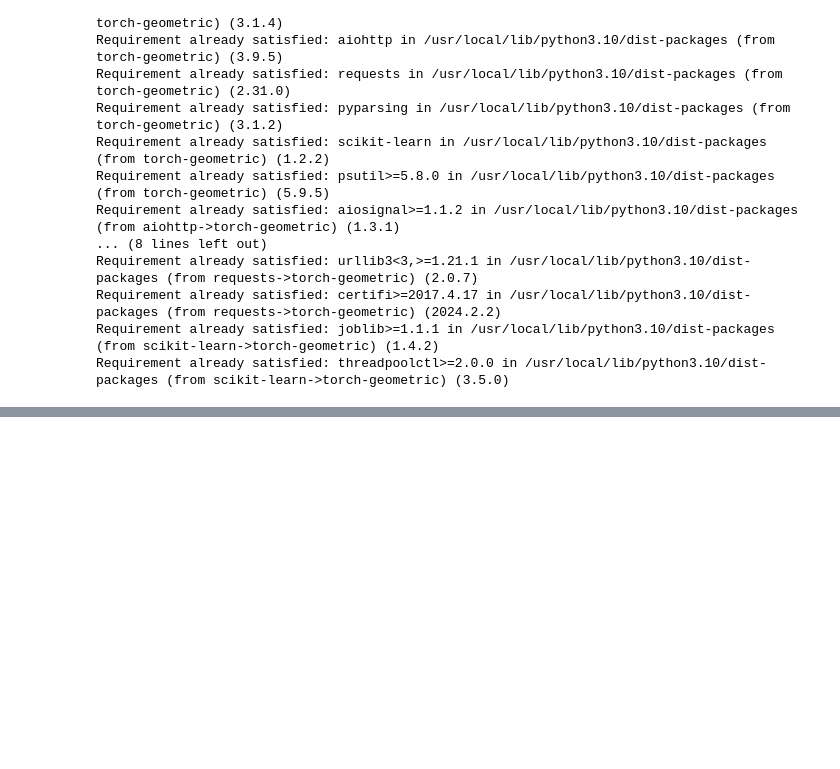
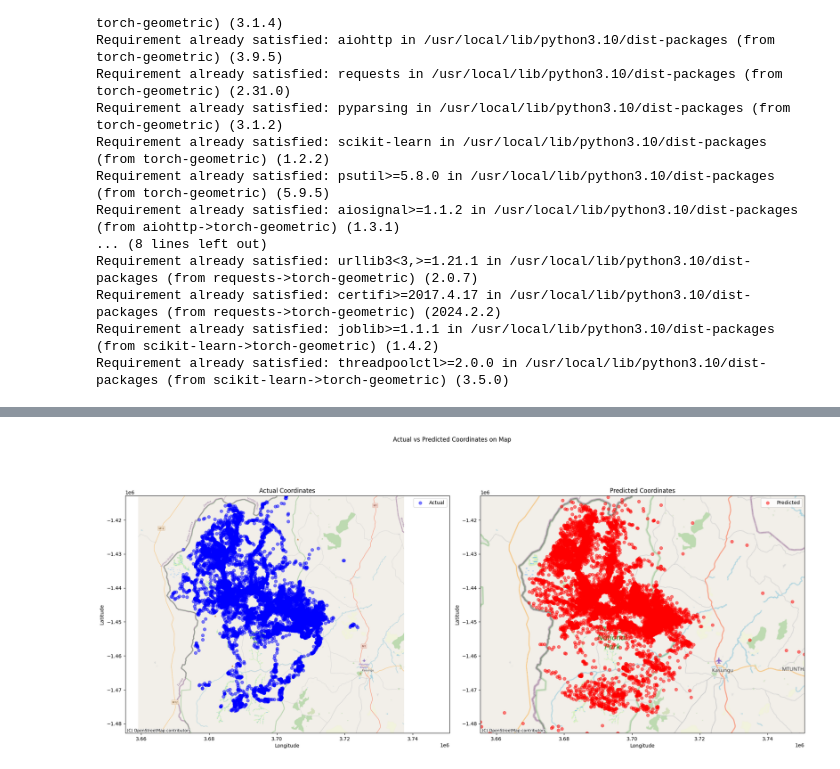
Before and after one commit to indhu68/Intro_to_DL_Project, a Jupyter notebook: GIN_Individual_Elephant.ipynb, the cells around one changed output, grey strips where cells are left out. Cells and saved outputs as stored; diff of their text form; code cells hidden in the pictures; blank space fills up the shorter version.

```diff
--- a/GIN_Individual_Elephant.ipynb
+++ b/GIN_Individual_Elephant.ipynb
@@ -293,0 +314,97 @@ Root Mean Square Error (RMSE): 0.1143
+# %%
+import torch
+import numpy as np
+import matplotlib.pyplot as plt
+from sklearn.metrics import mean_squared_error
+import pandas as pd
+import seaborn as sns
+import geopandas as gpd
+import contextily as ctx
+from shapely.geometry import Point
+
+# Load and evaluate the model
+model.load_state_dict(torch.load('gin_model_individualElephant.pt'))
+model.eval()
+
+def evaluate_model(test_loader, model):
+    actuals = []
+    predictions = []
+    total_loss = 0
+    criterion = torch.nn.MSELoss()  # Assuming MSE loss for evaluation
+    with torch.no_grad():
+        for data in test_loader:
+            output = model(data)
+            loss = criterion(output, data.y)
+            total_loss += loss.item()
+            actuals.append(data.y.cpu().numpy())
+            predictions.append(output.cpu().numpy())
+    actuals = np.vstack(actuals)
+    predictions = np.vstack(predictions)
+    avg_loss = total_loss / len(test_loader)
+    rmse = np.sqrt(mean_squared_error(actuals, predictions))
+    return actuals, predictions, avg_loss, rmse
+
+actuals, predictions, avg_loss, rmse = evaluate_model(val_loader, model)
+
+def remove_outliers(data, z_threshold=3):
+    mean = np.mean(data, axis=0)
+    std_dev = np.std(data, axis=0)
+    z_scores = (data - mean) / std_dev
+    filtered_data = data[np.all(np.abs(z_scores) < z_threshold, axis=1)]
+    return filtered_data
+
+# Function to convert coordinates to GeoDataFrame
+def to_geodataframe(coords, crs="EPSG:4326"):
+    geometry = [Point(xy) for xy in zip(coords[:, 1], coords[:, 0])]
+    return gpd.GeoDataFrame(geometry=geometry, crs=crs)
+
+# Function to plot actual vs. predicted coordinates on a map side by side with consistent axis limits
+def plot_actual_vs_predicted_on_map(actuals, predictions):
+    actuals_clean = remove_outliers(actuals)
+    predictions_clean = remove_outliers(predictions)
+
+    # Create GeoDataFrames
+    gdf_actuals = to_geodataframe(actuals_clean)
+    gdf_predictions = to_geodataframe(predictions_clean)
+
+    # Convert GeoDataFrames to Web Mercator for contextily
+    gdf_actuals = gdf_actuals.to_crs(epsg=3857)
+    gdf_predictions = gdf_predictions.to_crs(epsg=3857)
+
+    # Determine common axis limits
+    min_lat = min(gdf_actuals.geometry.y.min(), gdf_predictions.geometry.y.min())
+    max_lat = max(gdf_actuals.geometry.y.max(), gdf_predictions.geometry.y.max())
+    min_lon = min(gdf_actuals.geometry.x.min(), gdf_predictions.geometry.x.min())
+    max_lon = max(gdf_actuals.geometry.x.max(), gdf_predictions.geometry.x.max())
+
+    # Plot side by side
+    fig, axes = plt.subplots(1, 2, figsize=(20, 10))
+
+    # Plot actual coordinates
+    gdf_actuals.plot(ax=axes[0], marker='o', color='blue', alpha=0.5, label='Actual')
+    ctx.add_basemap(axes[0], crs=gdf_actuals.crs.to_string(), source=ctx.providers.OpenStreetMap.Mapnik)
+    axes[0].set_title('Actual Coordinates')
+    axes[0].set_xlabel('Longitude')
+    axes[0].set_ylabel('Latitude')
+    axes[0].set_xlim(min_lon, max_lon)
+    axes[0].set_ylim(min_lat, max_lat)
+    axes[0].legend()
+
+    # Plot predicted coordinates
+    gdf_predictions.plot(ax=axes[1], marker='o', color='red', alpha=0.5, label='Predicted')
+    ctx.add_basemap(axes[1], crs=gdf_predictions.crs.to_string(), source=ctx.providers.OpenStreetMap.Mapnik)
+    axes[1].set_title('Predicted Coordinates')
+    axes[1].set_xlabel('Longitude')
+    axes[1].set_ylabel('Latitude')
+    axes[1].set_xlim(min_lon, max_lon)
+    axes[1].set_ylim(min_lat, max_lat)
+    axes[1].legend()
+
+    plt.suptitle('Actual vs Predicted Coordinates on Map')
+    plt.tight_layout()
+    plt.show()
+
+# Call the function to plot
+plot_actual_vs_predicted_on_map(actuals, predictions)
+# %% [output]
+[figure, added]
```
Also changed, not shown: parts of 3 cells of this notebook.
